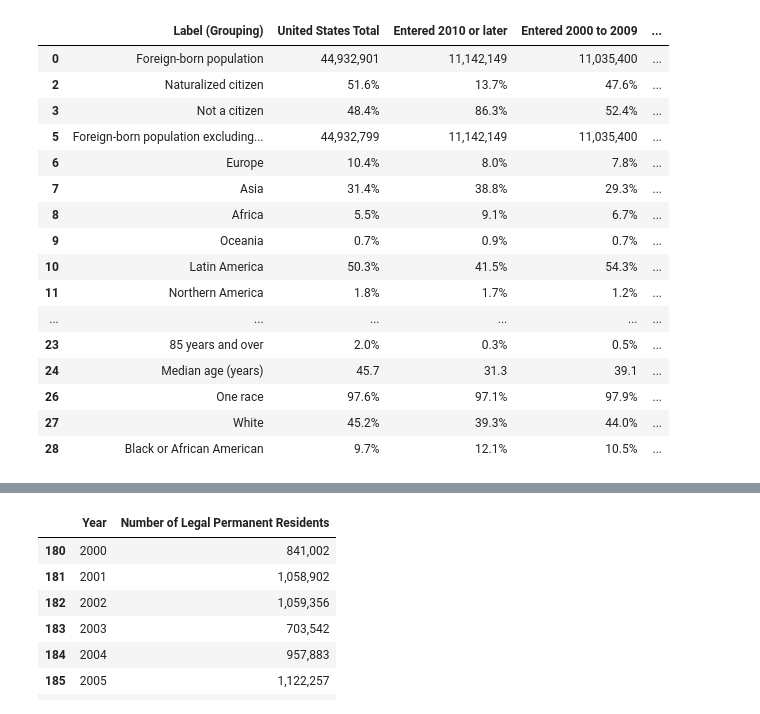
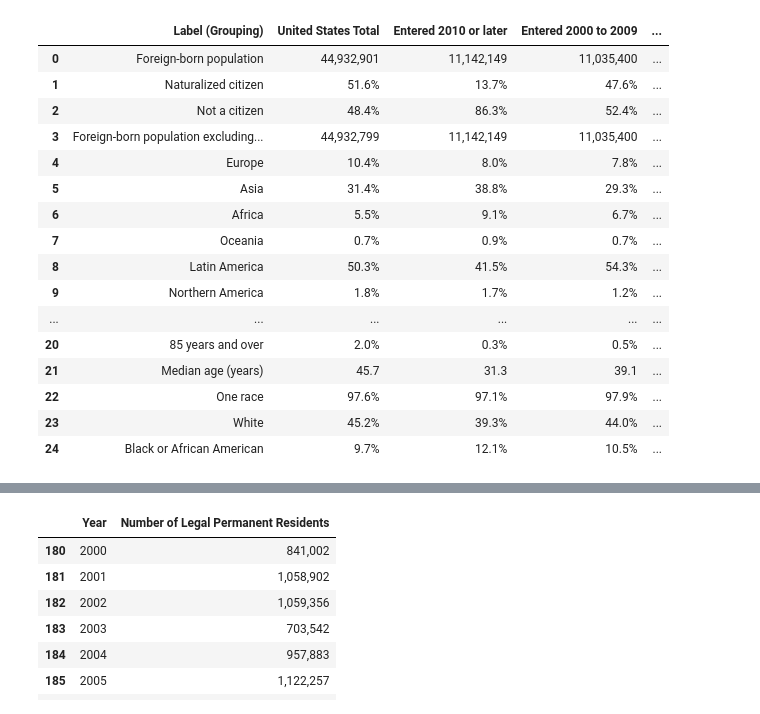
Before and after one commit to halabi93/Immigration-Data-Analysis, a Jupyter notebook: ImmigrantData.ipynb, the cells around one changed output, grey strips where cells are left out. Saved outputs shown, nothing was run; the diff lists cells and outputs as text; code cells hidden in the pictures.

```diff
--- a/ImmigrantData.ipynb
+++ b/ImmigrantData.ipynb
@@ -14,27 +17,28 @@ demog_df = pd.read_csv(data_file)
 # %%
 #Format data frame
 demog_df = demog_df.dropna()
 demog_df = demog_df.rename(columns = {"United States!!Total!!Estimate": "United States Total",
                                     "United States!!Foreign born; Entered 2010 or later!!Estimate": "Entered 2010 or later",
                                    "United States!!Foreign born; Entered 2000 to 2009!!Estimate": "Entered 2000 to 2009",
                                    "United States!!Foreign born; Entered before 2000!!Estimate": "Entered before 2000"})
+demog_df = demog_df.reset_index(drop = True)
 
 demog_df.head(25)
 # %% [output]
 |  | Label (Grouping) | United States Total | Entered 2010 or later | Entered 2000 to 2009 | ... |
 | 0 | Foreign-born population | 44,932,901 | 11,142,149 | 11,035,400 | ... |
-| 2 | Naturalized citizen | 51.6% | 13.7% | 47.6% | ... |
-| 3 | Not a citizen | 48.4% | 86.3% | 52.4% | ... |
-| 5 | Foreign-born population excluding... | 44,932,799 | 11,142,149 | 11,035,400 | ... |
-| 6 | Europe | 10.4% | 8.0% | 7.8% | ... |
-| 7 | Asia | 31.4% | 38.8% | 29.3% | ... |
-| 8 | Africa | 5.5% | 9.1% | 6.7% | ... |
-| 9 | Oceania | 0.7% | 0.9% | 0.7% | ... |
-| 10 | Latin America | 50.3% | 41.5% | 54.3% | ... |
-| 11 | Northern America | 1.8% | 1.7% | 1.2% | ... |
+| 1 | Naturalized citizen | 51.6% | 13.7% | 47.6% | ... |
+| 2 | Not a citizen | 48.4% | 86.3% | 52.4% | ... |
+| 3 | Foreign-born population excluding... | 44,932,799 | 11,142,149 | 11,035,400 | ... |
+| 4 | Europe | 10.4% | 8.0% | 7.8% | ... |
+| 5 | Asia | 31.4% | 38.8% | 29.3% | ... |
+| 6 | Africa | 5.5% | 9.1% | 6.7% | ... |
+| 7 | Oceania | 0.7% | 0.9% | 0.7% | ... |
+| 8 | Latin America | 50.3% | 41.5% | 54.3% | ... |
+| 9 | Northern America | 1.8% | 1.7% | 1.2% | ... |
 | ... | ... | ... | ... | ... | ... |
-| 23 | 85 years and over | 2.0% | 0.3% | 0.5% | ... |
-| 24 | Median age (years) | 45.7 | 31.3 | 39.1 | ... |
-| 26 | One race | 97.6% | 97.1% | 97.9% | ... |
-| 27 | White | 45.2% | 39.3% | 44.0% | ... |
-| 28 | Black or African American | 9.7% | 12.1% | 10.5% | ... |
+| 20 | 85 years and over | 2.0% | 0.3% | 0.5% | ... |
+| 21 | Median age (years) | 45.7 | 31.3 | 39.1 | ... |
+| 22 | One race | 97.6% | 97.1% | 97.9% | ... |
+| 23 | White | 45.2% | 39.3% | 44.0% | ... |
+| 24 | Black or African American | 9.7% | 12.1% | 10.5% | ... |
```
Also changed, not shown: parts of 3 cells of this notebook.
